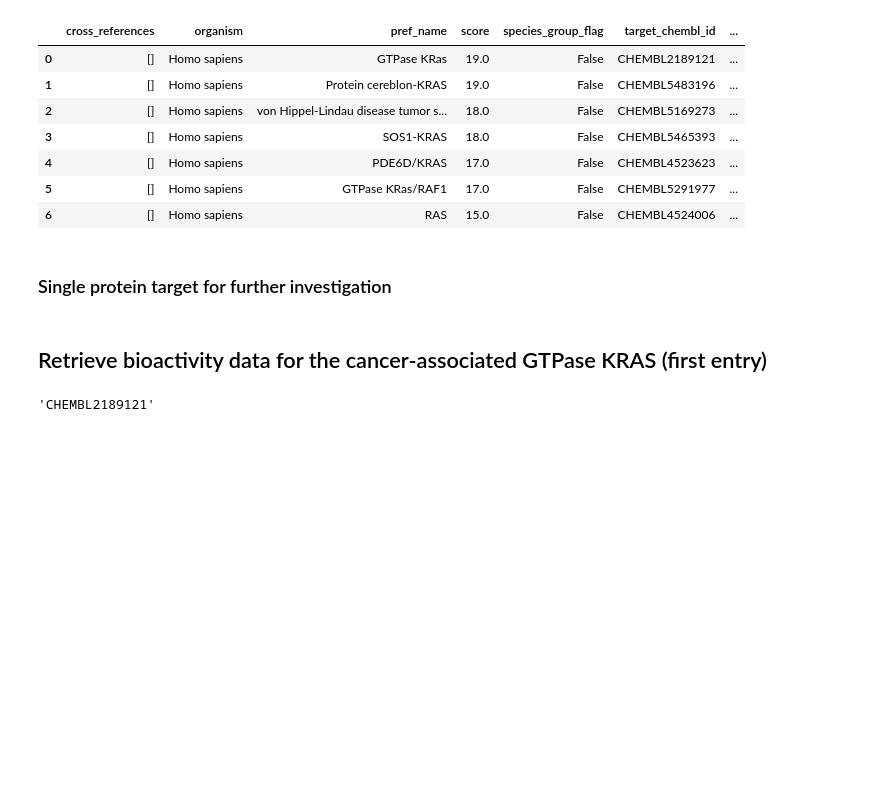
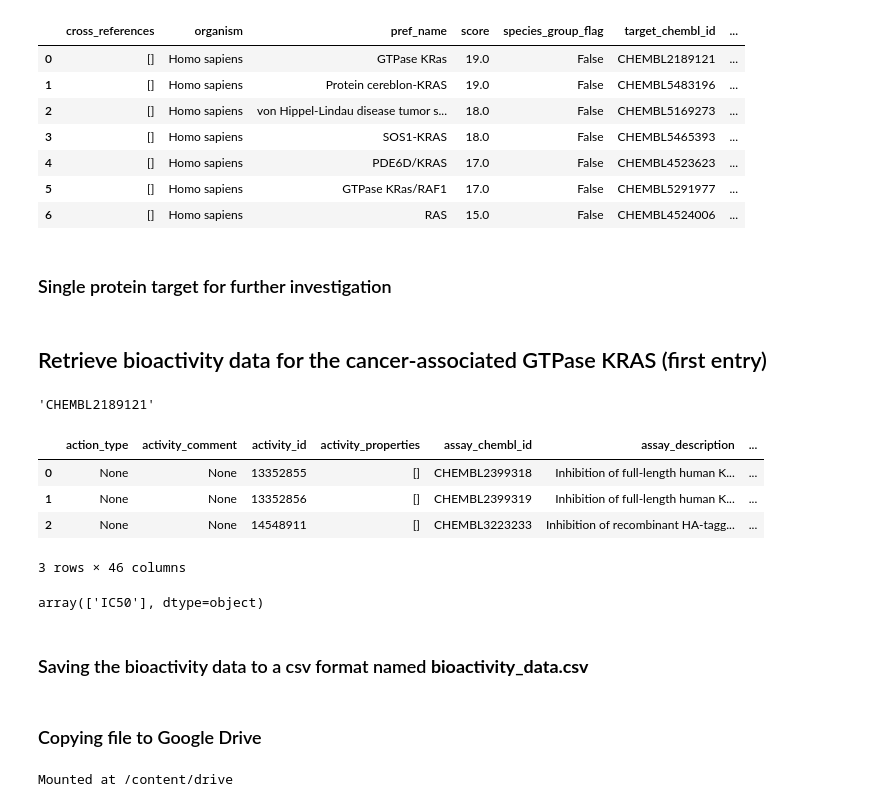
Before and after one commit to Pavalya-Periyasamy05/Machine-Learning-and-AI, a Jupyter notebook: CDD_Download_Bioactivity_Data.ipynb, the cells around one changed output. Saved outputs shown, nothing was run; the diff lists cells and outputs as text; code cells hidden in the pictures; blank space fills up the shorter version.

```diff
--- a/CDD_Download_Bioactivity_Data.ipynb
+++ b/CDD_Download_Bioactivity_Data.ipynb
@@ -61,2 +61,17 @@ res = new_client.activity.filter(target_chembl_id = selected_target).filter(stan
 # %%
 df = pd.DataFrame.from_dict(res)
+# %%
+df.head(3)
+# %% [output]
+|  | action_type | activity_comment | activity_id | activity_properties | assay_chembl_id | assay_description | ... |
+| 0 | None | None | 13352855 | [] | CHEMBL2399318 | Inhibition of full-length human K... | ... |
+| 1 | None | None | 13352856 | [] | CHEMBL2399319 | Inhibition of full-length human K... | ... |
+| 2 | None | None | 14548911 | [] | CHEMBL3223233 | Inhibition of recombinant HA-tagg... | ... |
+3 rows × 46 columns
+# %%
+# Sanity check if the data has not onlt IC50 std type
+df.standard_type.unique()
+# %% [output]
+array(['IC50'], dtype=object)
+# %% [markdown]
+### Saving the bioactivity data to a  csv format named **bioactivity_data.csv**
@@ -62,0 +80,8 @@ df = pd.DataFrame.from_dict(res)
+# %% [markdown]
+### Copying file to Google Drive
+# %%
+# Mount Drive
+from google.colab import drive
+drive.mount("/content/drive", force_remount=True) #Here, force_remount unmounts the Drive if it’s already connected and then remounts it, ensuring any recent changes in Drive are refreshed and accessible.
+# %% [output]
+Mounted at /content/drive
```
Also changed, not shown: parts of 28 cells of this notebook.
